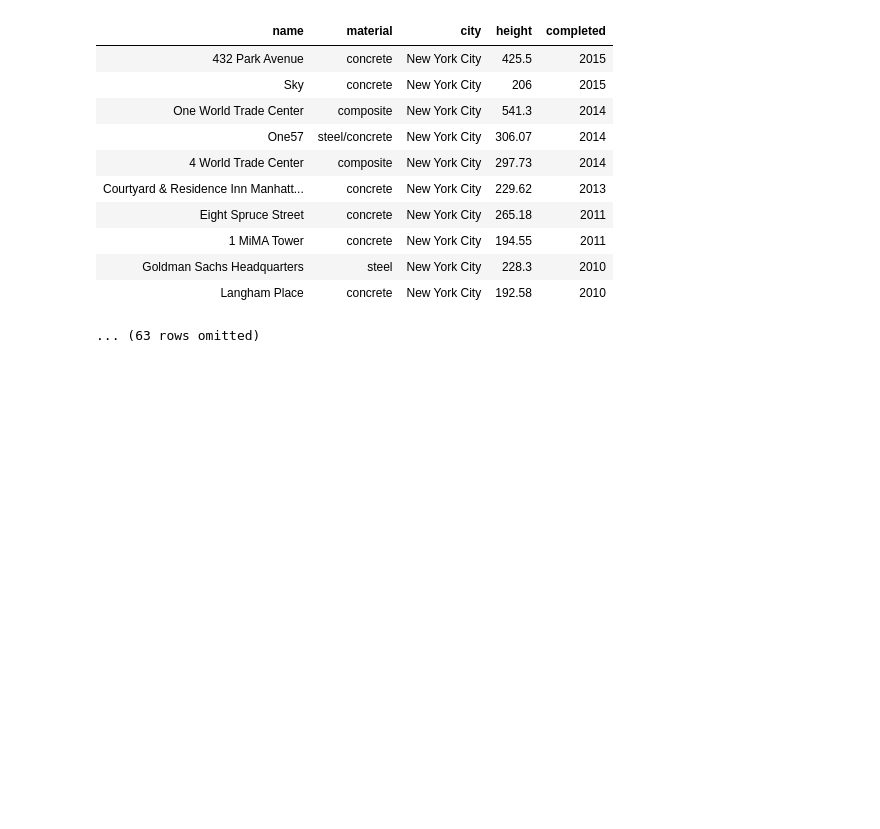
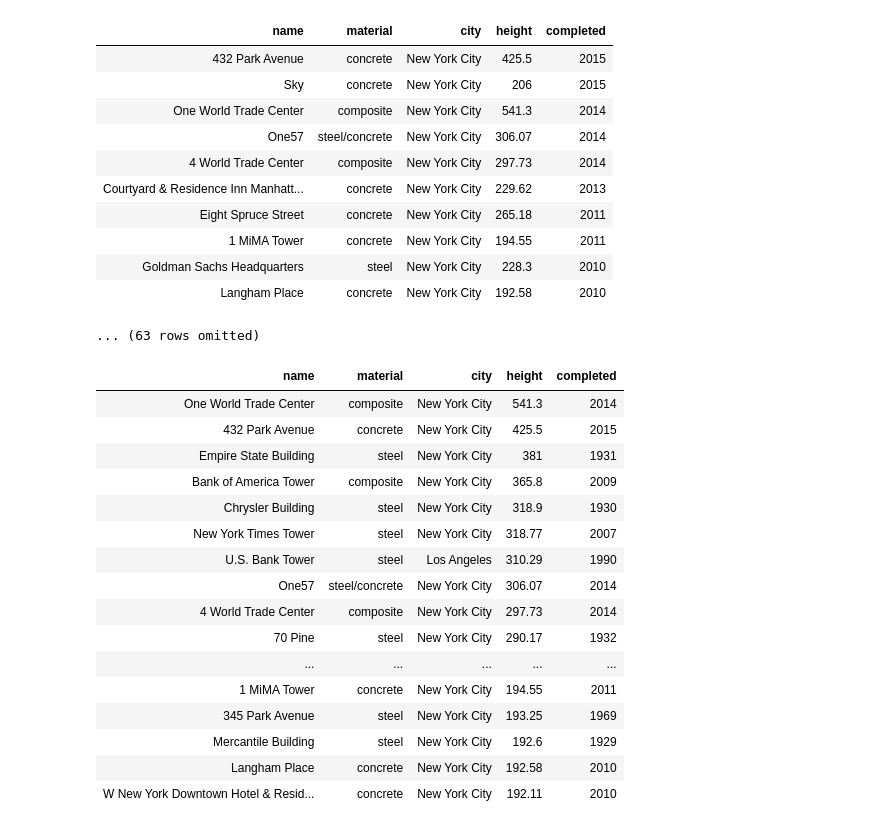
Before and after one commit to ipydatabook/PublicMaterial, a Jupyter notebook: Rectures/Ntbk2.ipynb, the cells around one changed output. Saved outputs shown, nothing was run; the diff lists cells and outputs as text; code cells hidden in the pictures; blank space fills up the shorter version.

```diff
--- a/Rectures/Ntbk2.ipynb
+++ b/Rectures/Ntbk2.ipynb
@@ -339,0 +377,2 @@ skyscrapers.show(20)
+# %%
+skyscrapers.sort("height", descending=True).show(5)
@@ -380,3 +442,23 @@ skyscrapers.where('city', 'New York City').sort('completed', descending=True)
 | Goldman Sachs Headquarters | steel | New York City | 228.3 | 2010 |
 | Langham Place | concrete | New York City | 192.58 | 2010 |
 ... (63 rows omitted)
+# %%
+skyscrapers.where('city', are.contained_in('New York City Los Angeles')).show()
+# %% [output]
+| name | material | city | height | completed |
+| One World Trade Center | composite | New York City | 541.3 | 2014 |
+| 432 Park Avenue | concrete | New York City | 425.5 | 2015 |
+| Empire State Building | steel | New York City | 381 | 1931 |
+| Bank of America Tower | composite | New York City | 365.8 | 2009 |
+| Chrysler Building | steel | New York City | 318.9 | 1930 |
+| New York Times Tower | steel | New York City | 318.77 | 2007 |
+| U.S. Bank Tower | steel | Los Angeles | 310.29 | 1990 |
+| One57 | steel/concrete | New York City | 306.07 | 2014 |
+| 4 World Trade Center | composite | New York City | 297.73 | 2014 |
+| 70 Pine | steel | New York City | 290.17 | 1932 |
+| ... | ... | ... | ... | ... |
+| 1 MiMA Tower | concrete | New York City | 194.55 | 2011 |
+| 345 Park Avenue | steel | New York City | 193.25 | 1969 |
+| Mercantile Building | steel | New York City | 192.6 | 1929 |
+| Langham Place | concrete | New York City | 192.58 | 2010 |
+| W New York Downtown Hotel & Resid... | concrete | New York City | 192.11 | 2010 |
```
Also changed, not shown: parts of 30 cells of this notebook.
